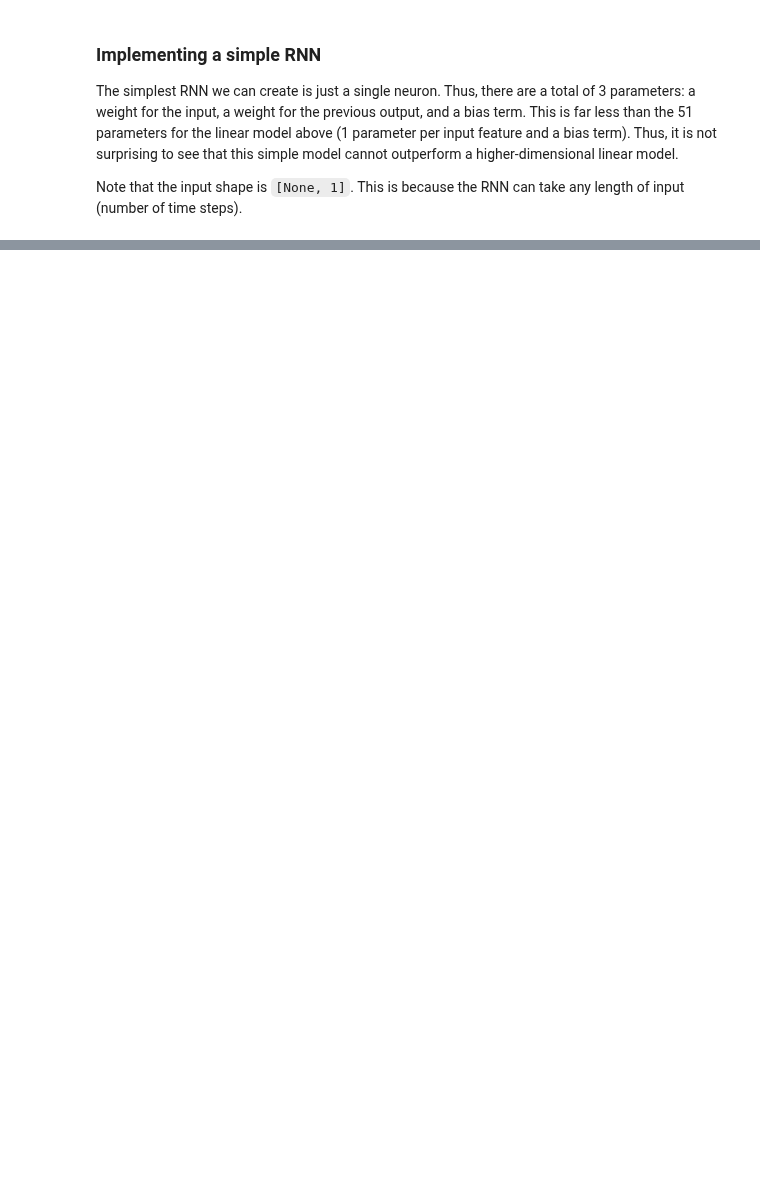
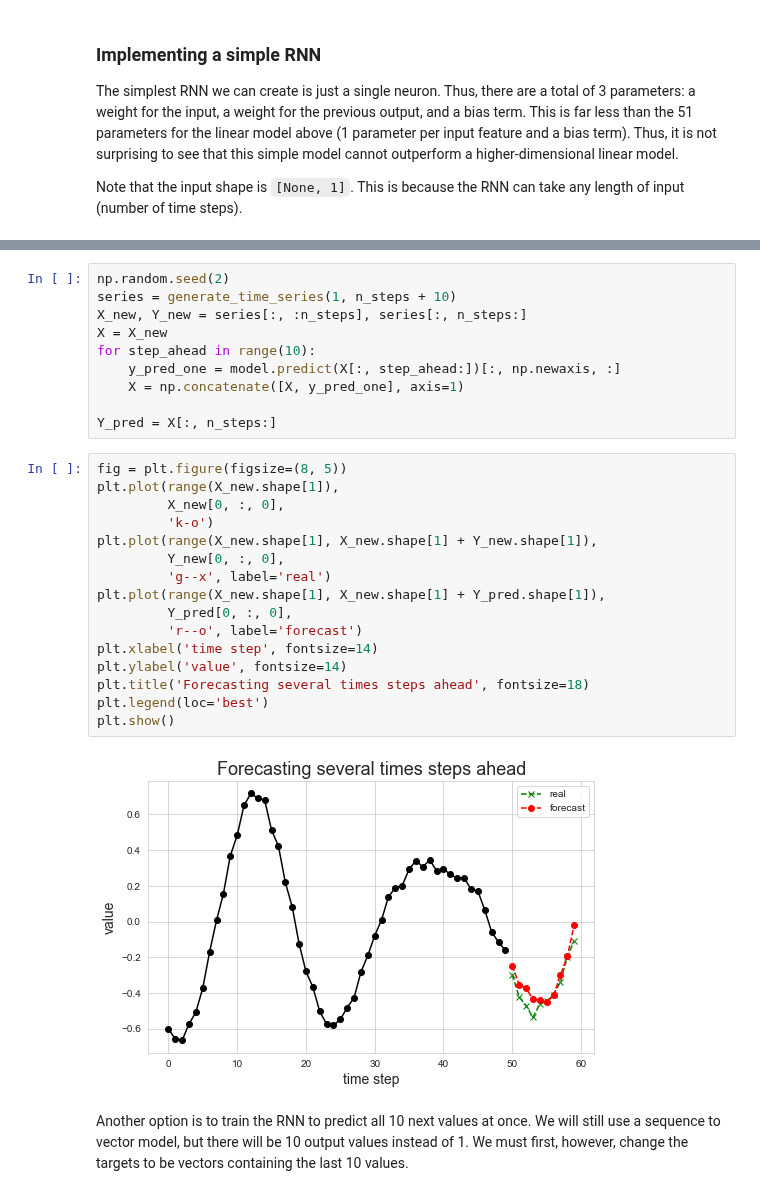
Before and after one commit to jhrcook/100DaysOfPython, a Jupyter notebook: HandsOnMachineLearningWithScikitLearnAndTensorFlow/homl_ch15_Processing-sequences-using-RNNs-and-CNNs.ipynb, the cells around one changed output, grey strips where cells are left out. Cells and saved outputs as stored; diff of their text form; blank space fills up the shorter version.

```diff
--- a/HandsOnMachineLearningWithScikitLearnAndTensorFlow/homl_ch15_Processing-sequences-using-RNNs-and-CNNs.ipynb
+++ b/HandsOnMachineLearningWithScikitLearnAndTensorFlow/homl_ch15_Processing-sequences-using-RNNs-and-CNNs.ipynb
@@ -175,0 +216,32 @@ np.mean(keras.losses.mean_squared_error(y_valid, y_pred))
+# %%
+np.random.seed(2)
+series = generate_time_series(1, n_steps + 10)
+X_new, Y_new = series[:, :n_steps], series[:, n_steps:]
+X = X_new
+for step_ahead in range(10):
+    y_pred_one = model.predict(X[:, step_ahead:])[:, np.newaxis, :]
+    X = np.concatenate([X, y_pred_one], axis=1)
+
+Y_pred = X[:, n_steps:]
+# %%
+fig = plt.figure(figsize=(8, 5))
+plt.plot(range(X_new.shape[1]),
+         X_new[0, :, 0],
+         'k-o')
+plt.plot(range(X_new.shape[1], X_new.shape[1] + Y_new.shape[1]),
+         Y_new[0, :, 0],
+         'g--x', label='real')
+plt.plot(range(X_new.shape[1], X_new.shape[1] + Y_pred.shape[1]),
+         Y_pred[0, :, 0],
+         'r--o', label='forecast')
+plt.xlabel('time step', fontsize=14)
+plt.ylabel('value', fontsize=14)
+plt.title('Forecasting several times steps ahead', fontsize=18)
+plt.legend(loc='best')
+plt.show()
+# %% [output]
+[figure, added]
+# %% [markdown]
+Another option is to train the RNN to predict all 10 next values at once.
+We will still use a sequence to vector model, but there will be 10 output values instead of 1.
+We must first, however, change the targets to be vectors containing the last 10 values.
```
Also changed, not shown: parts of 20 cells of this notebook, 8 other files.
